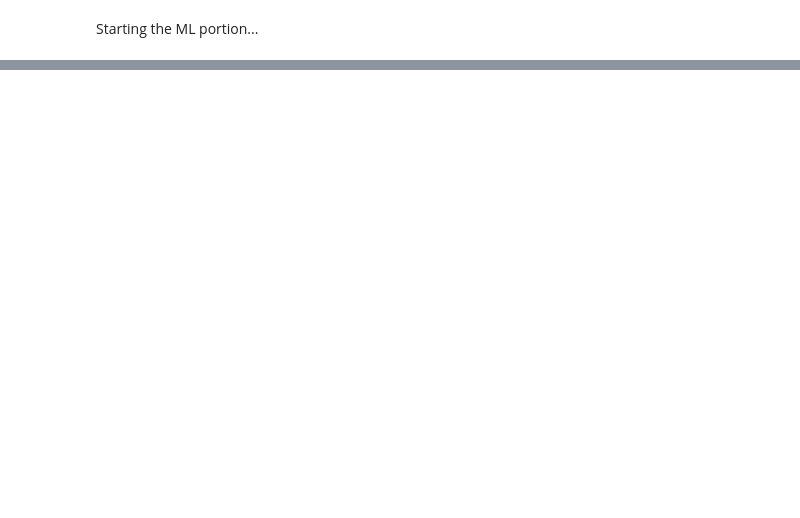
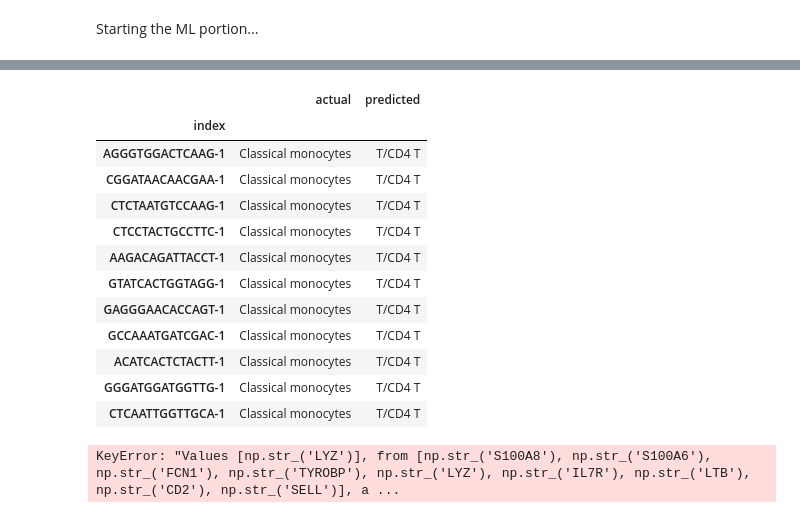
Before and after one commit to yukarachel/sc-RNA-seq-PBMC-3k, a Jupyter notebook: notebooks/01_quality_control.ipynb, the cells around one changed output, grey strips where cells are left out. Saved outputs shown, nothing was run; the diff lists cells and outputs as text; code cells hidden in the pictures; blank space fills up the shorter version.

```diff
--- a/notebooks/01_quality_control.ipynb
+++ b/notebooks/01_quality_control.ipynb
@@ -455,0 +578,63 @@ Accuracy: 0.922
+# %%
+# which monocytes cells are being misclassified as t/cd4 t
+misclassified = pd.DataFrame({
+    "actual": y_test,
+    "predicted": y_pred
+})
+
+misclassified[
+    (misclassified["actual"] == "Classical monocytes") &
+    (misclassified["predicted"] == "T/CD4 T")
+]
+# %% [output]
+|  | actual | predicted |
+| index |  |  |
+| AGGGTGGACTCAAG-1 | Classical monocytes | T/CD4 T |
+| CGGATAACAACGAA-1 | Classical monocytes | T/CD4 T |
+| CTCTAATGTCCAAG-1 | Classical monocytes | T/CD4 T |
+| CTCCTACTGCCTTC-1 | Classical monocytes | T/CD4 T |
+| AAGACAGATTACCT-1 | Classical monocytes | T/CD4 T |
+| GTATCACTGGTAGG-1 | Classical monocytes | T/CD4 T |
+| GAGGGAACACCAGT-1 | Classical monocytes | T/CD4 T |
+| GCCAAATGATCGAC-1 | Classical monocytes | T/CD4 T |
+| ACATCACTCTACTT-1 | Classical monocytes | T/CD4 T |
+| GGGATGGATGGTTG-1 | Classical monocytes | T/CD4 T |
+| CTCAATTGGTTGCA-1 | Classical monocytes | T/CD4 T |
+# %%
+misclassified_cells = [
+    "AGGGTGGACTCAAG-1",
+    "CGGATAACAACGAA-1",
+    "CTCTAATGTCCAAG-1",
+    "CTCCTACTGCCTTC-1",
+    "AAGACAGATTACCT-1",
+    "GTATCACTGGTAGG-1",
+    "GAGGGAACACCAGT-1",
+    "GCCAAATGATCGAC-1",
+    "ACATCACTCTACTT-1",
+    "GGGATGGATGGTTG-1",
+    "CTCAATTGGTTGCA-1"
+]
+genes_to_check = [
+    "S100A8",
+    "S100A6",
+    "FCN1",
+    "TYROBP",
+    "LYZ",
+    "IL7R",
+    "LTB",
+    "CD2",
+    "SELL"
+]
+adata[misclassified_cells, genes_to_check].X
+expr = adata[misclassified_cells, genes_to_check].X
+
+if hasattr(expr, "toarray"):
+    expr = expr.toarray()
+
+pd.DataFrame(
+    expr,
+    index=misclassified_cells,
+    columns=genes_to_check
+)
+# %% [output]
+KeyError: "Values [np.str_('LYZ')], from [np.str_('S100A8'), np.str_('S100A6'), np.str_('FCN1'), np.str_('TYROBP'), np.str_('LYZ'), np.str_('IL7R'), np.str_('LTB'), np.str_('CD2'), np.str_('SELL')], a ...
```
Also changed, not shown: parts of 25 cells of this notebook.
